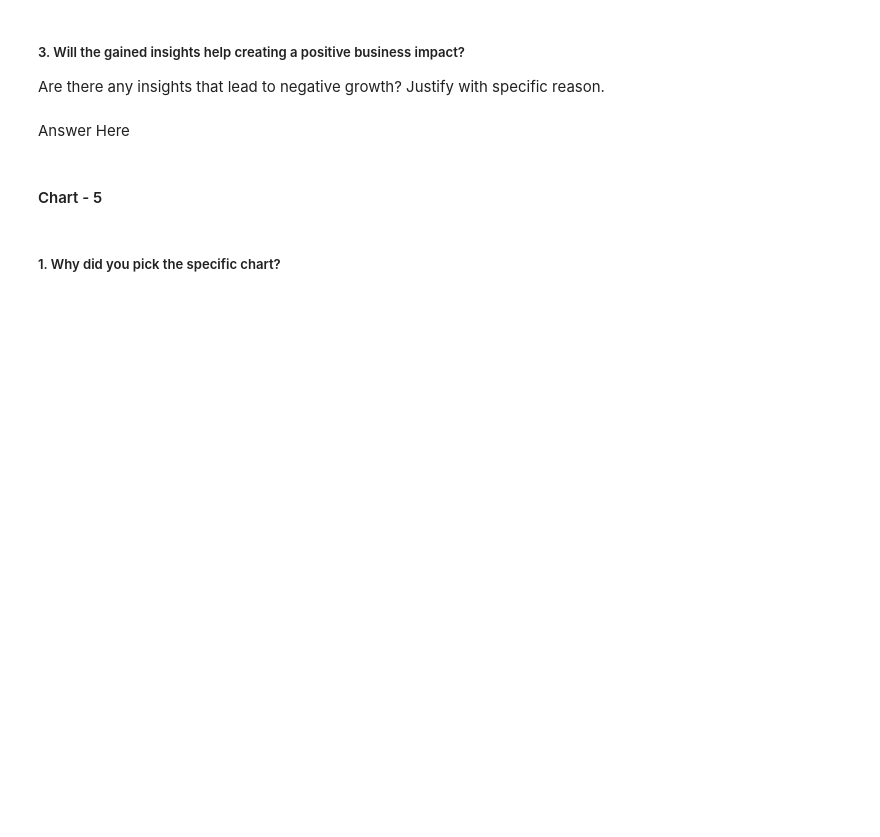
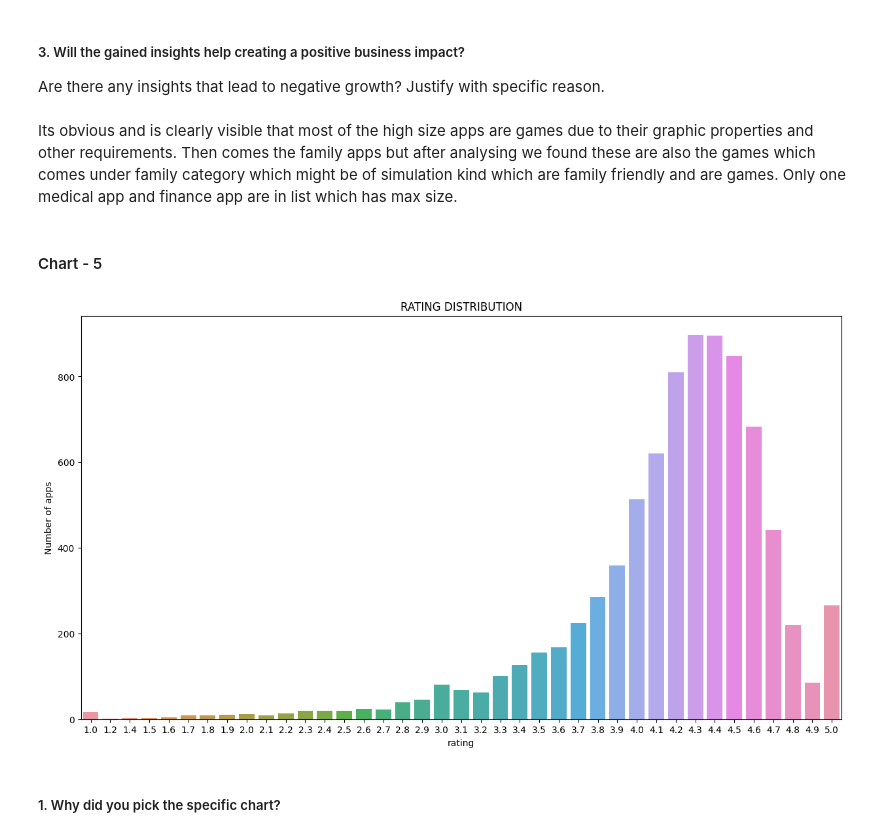
Before and after one commit to abhishek-kakde/EDA_capstone_playstore_review, a Jupyter notebook: Playstore_Apps_Review_Analysis_EDA.ipynb, the cells around one changed output. Saved outputs shown, nothing was run; the diff lists cells and outputs as text; code cells hidden in the pictures; blank space fills up the shorter version.

```diff
--- a/Playstore_Apps_Review_Analysis_EDA.ipynb
+++ b/Playstore_Apps_Review_Analysis_EDA.ipynb
@@ -739,7 +762,7 @@ Size of apps can be seen in box plot where the median size is 9.4mb while there
 # %% [markdown]
 ##### 3. Will the gained insights help creating a positive business impact?
 Are there any insights that lead to negative growth? Justify with specific reason.
-# %% [markdown]
-Answer Here
+# %% [markdown]
+Its obvious and is clearly visible that most of the high size apps are games due to their graphic properties and other requirements. Then comes the family apps but after analysing we found these are also the games which comes under family category which might be of simulation kind which are family friendly and are games. Only one medical app and finance app are in list which has max size.
 # %% [markdown]
 #### Chart - 5
@@ -748,3 +771,11 @@ Answer Here
+# %%
+plt.figure(figsize=(15,8))
+sns.countplot(x='rating',data = df)
+plt.title('RATING DISTRIBUTION')
+plt.ylabel('Number of apps')
+plt.show()
+# %% [output]
+[figure, added]
 # %% [markdown]
 ##### 1. Why did you pick the specific chart?
 # %% [markdown]
```
Also changed, not shown: parts of 6 cells of this notebook.
